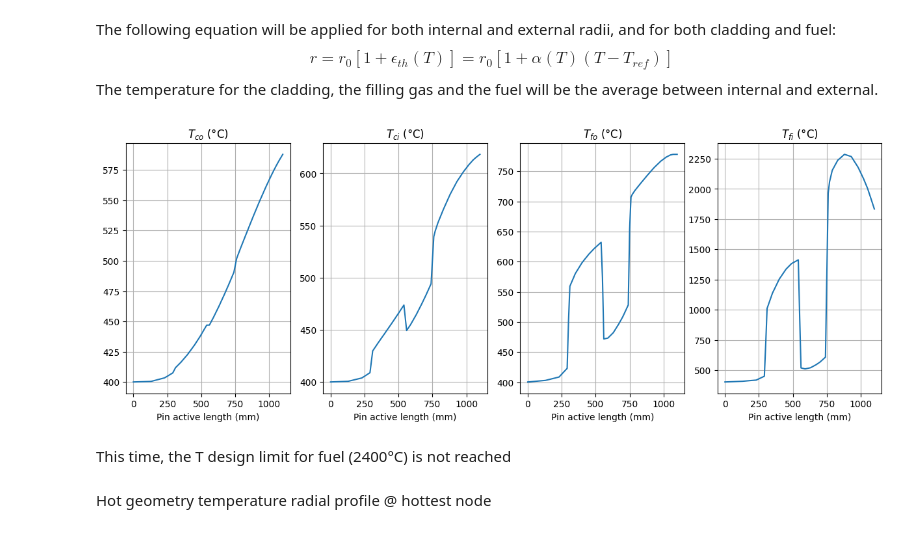
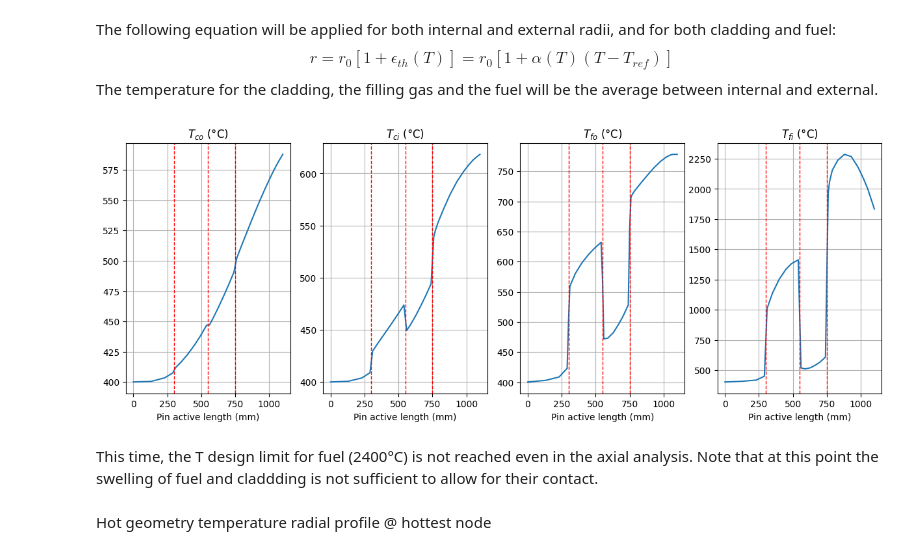
Before and after one commit to Andrea1999Broglia/ASTRID-reactor-fuel-pin-design, a Jupyter notebook: Reactor model.ipynb, the cells around one changed output. Cells and saved outputs as stored; diff of their text form; code cells hidden in the pictures.

```diff
--- a/Reactor model.ipynb
+++ b/Reactor model.ipynb
@@ -276,11 +276,13 @@ Rho_v=np.zeros(len(H)) #coolant density
 v_c_v=np.zeros(len(H)) #coolant speed
 k_c_v=np.zeros(len(H)) #cladding thermal conductivity
 h_v=np.zeros(len(H))   #heat transfer coefficient
+q=np.zeros(len(H))     #linear power
 for i in range(len(H)): #here, only the values of coolant properties in proximity of the nodes are selected
     Rho_v[i]=Rho(T[i])
     v_c_v[i]=v_c(T[i])
     k_c_v[i]=K_c(T[i])
     h_v[i]=h(T[i])
+    q[i]=Pf[i]*Ppeak
 # %% [markdown]
 There is a constraint on the speed of the coolant (<10 m/s) due to the fact that high-speed molten lead may corrode the cladding iron but if throttling rises, so does the speed while the cladding maximum temperatures lowers and vicde versa.
 
@@ -335,7 +335,7 @@ T_{c,o,i}=T_{i}+\frac{q'_{max}P_{f,i}}{h(T_{i})2R_{c,o}π} \tag{2}
 Tco=np.zeros(len(H))
 
 for i in range(len(H)):
-  Tco[i]=T[i]+(Ppeak*Pf[i]*1000/(h_v[i]*2*math.pi*(Rco/1000))) #temperature calculated for each node
+  Tco[i]=T[i]+(q[i]*1000/(h_v[i]*2*math.pi*(Rco/1000))) #temperature calculated for each node
 
 plt.plot(H,Tco)                               #temperature plotted vs pin active length
 plt.grid()
@@ -370,7 +370,6 @@ The inner cladding temperature was calculated as:
 \end{equation}
 # %%
 # Inner cladding temperature (equazione risolta con fsolve)
-q=np.zeros(len(Pf))
 Tci=np.zeros(len(Pf))
 
 TciMAX=np.zeros(count)
@@ -380,11 +379,6 @@ halplane_max=np.zeros(count)
 def k_cladding(T):
 
    return (13.95 + 0.01163*T)
-
-#linear power @nodes W/mm
-for i in range(len(Pf)):
-    q[i]=Pf[i]*Ppeak
-
 
 def Tcisolver(Tx, Tco_input, q_input, t_input): #this function implements eq. 3 where Tx is Tcii
 
@@ -645,12 +662,15 @@ r=r_0[1+ϵ_{th}(T)]=r_0[1+α(T)(T-T_{ref})]
 \end{equation}
 The temperature for the cladding, the filling gas and the fuel will be the average between internal and external.
 # %%
-j=0
+j=0 #counter fir the while loop
+
+#geometry
 Rco_hot=np.zeros(len(H))
 Rci_hot=np.zeros(len(H))
 Rfo_hot=np.zeros(len(H))
 Rfi_hot=np.zeros(len(H))
 
+#temperatures
 Tco_hot=np.copy(Tco)
 Tci_hot=np.copy(Tci)
 Tfo_hot=np.copy(Tfo)
@@ -690,36 +710,48 @@ while j<1000:
             Tfi_hot[i]=sol[0]
 
     j=j+1
 
 for i in range(len(H)): #check for contact between fuel and cladding due to th. expansion
     if Rfo_hot[i]>=Rci_hot[i]:
                 print(j)
                 print("Contatto fuel-cladding")
 
 
 #plots
 fig, axs = plt.subplots(1, 4, figsize=(15,5))
 
 axs[0].plot(H, Tco_hot)
 axs[0].set_title('$T_{co}$ (°C)')
 axs[0].set_xlabel("Pin active length (mm)")
+axs[0].axvline(x=300, color="r", linestyle="--", linewidth=1)
+axs[0].axvline(x=550, color="r", linestyle="--", linewidth=1)
+axs[0].axvline(x=750, color="r", linestyle="--", linewidth=1)
 axs[0].grid()
 axs[1].plot(H, Tci_hot)
 axs[1].set_title('$T_{ci}$ (°C)')
 axs[1].set_xlabel("Pin active length (mm)")
+axs[1].axvline(x=300, color="r", linestyle="--", linewidth=1)
+axs[1].axvline(x=550, color="r", linestyle="--", linewidth=1)
+axs[1].axvline(x=750, color="r", linestyle="--", linewidth=1)
 axs[1].grid()
 axs[2].plot(H, Tfo_hot)
 axs[2].set_title('$T_{fo}$ (°C)')
 axs[2].set_xlabel("Pin active length (mm)")
+axs[2].axvline(x=300, color="r", linestyle="--", linewidth=1)
+axs[2].axvline(x=550, color="r", linestyle="--", linewidth=1)
+axs[2].axvline(x=750, color="r", linestyle="--", linewidth=1)
 axs[2].grid()
 axs[3].plot(H, Tfi_hot)
 axs[3].set_title('$T_{fi}$ (°C)')
 axs[3].set_xlabel("Pin active length (mm)")
+axs[3].axvline(x=300, color="r", linestyle="--", linewidth=1)
+axs[3].axvline(x=550, color="r", linestyle="--", linewidth=1)
+axs[3].axvline(x=750, color="r", linestyle="--", linewidth=1)
 axs[3].grid()
 # %% [output]
-[figure, old version]
+[figure, new version]
 # %% [markdown]
-This time, the T design limit for fuel (2400°C) is not reached
+This time, the T design limit for fuel (2400°C) is not reached even in the axial analysis. Note that at this point the swelling of fuel and claddding is not sufficient to allow for their contact.
 # %% [markdown]
 Hot geometry temperature radial profile @ hottest node
 # %%
```
Also changed, not shown: parts of 18 cells of this notebook.
